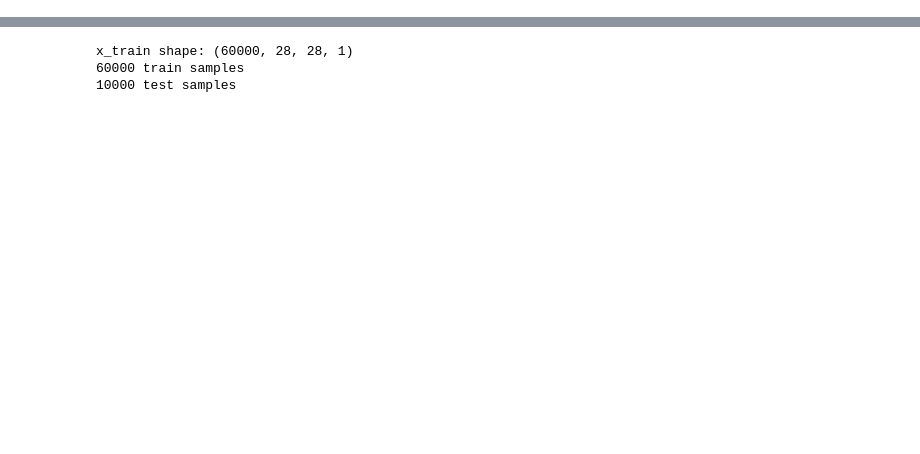
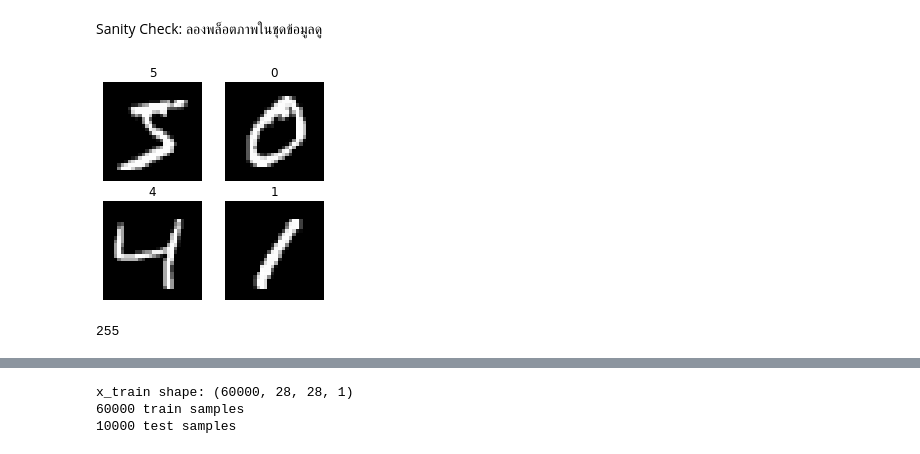
Before and after one commit to sgulyano/DSI311, a Jupyter notebook: ch7_dl.ipynb, the cells around one changed output, grey strips where cells are left out. Cells and saved outputs as stored; diff of their text form; code cells hidden in the pictures; blank space fills up the shorter version.

```diff
--- a/ch7_dl.ipynb
+++ b/ch7_dl.ipynb
@@ -19,0 +31,15 @@ Downloading data from https://storage.googleapis.com/tensorflow/tf-keras-dataset
+# %% [markdown]
+Sanity Check: ลองพล็อตภาพในชุดข้อมูลดู
+# %%
+plt.figure(figsize=(4,4))
+for i in range(4):
+    plt.subplot(2,2,i+1)
+    plt.axis('off')
+    plt.imshow(x_train[i], cmap='gray', interpolation='none')
+    plt.title(y_train[i])
+# %% [output]
+[figure, added]
+# %%
+x_train.max()
+# %% [output]
+255
```
Also changed, not shown: parts of 19 cells of this notebook, 4 other files.
